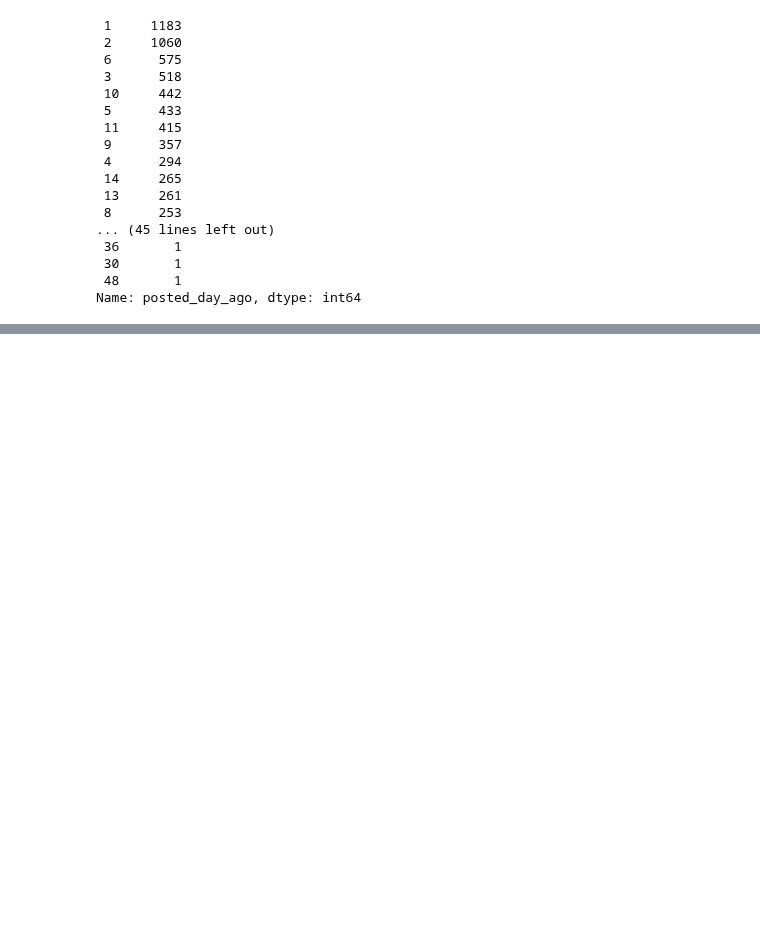
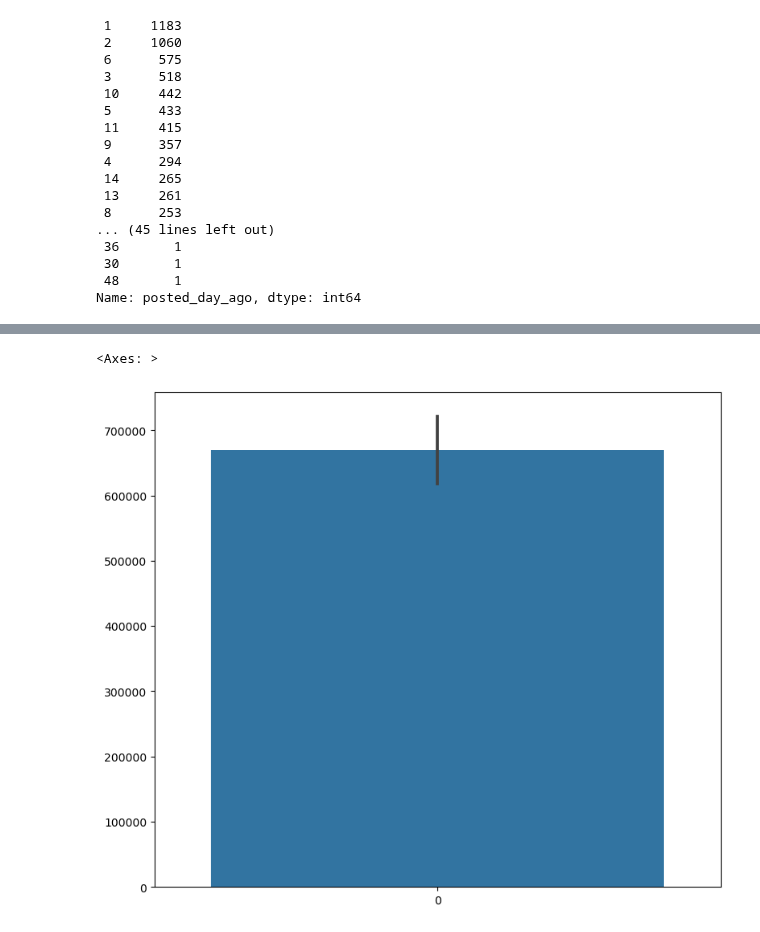
Before and after one commit to ShubhamGupta2505/Dataset-Analysis-Visualization, a Jupyter notebook: notebooke2cac2e91a.ipynb, the cells around one changed output, grey strips where cells are left out. Drawn from its saved outputs; the diff is of its cells as text; code cells hidden in the pictures; blank space fills up the shorter version.

```diff
--- a/notebooke2cac2e91a.ipynb
+++ b/notebooke2cac2e91a.ipynb
@@ -331,0 +363,7 @@ Name: posted_day_ago, dtype: int64
+# %%
+plt.figure(figsize=(20,8))
+plt.subplot(1,2,1)
+sns.barplot(df['linkedin_followers'])
+# %% [output]
+<Axes: >
+[figure, added]
```
Also changed, not shown: parts of 6 cells of this notebook.
